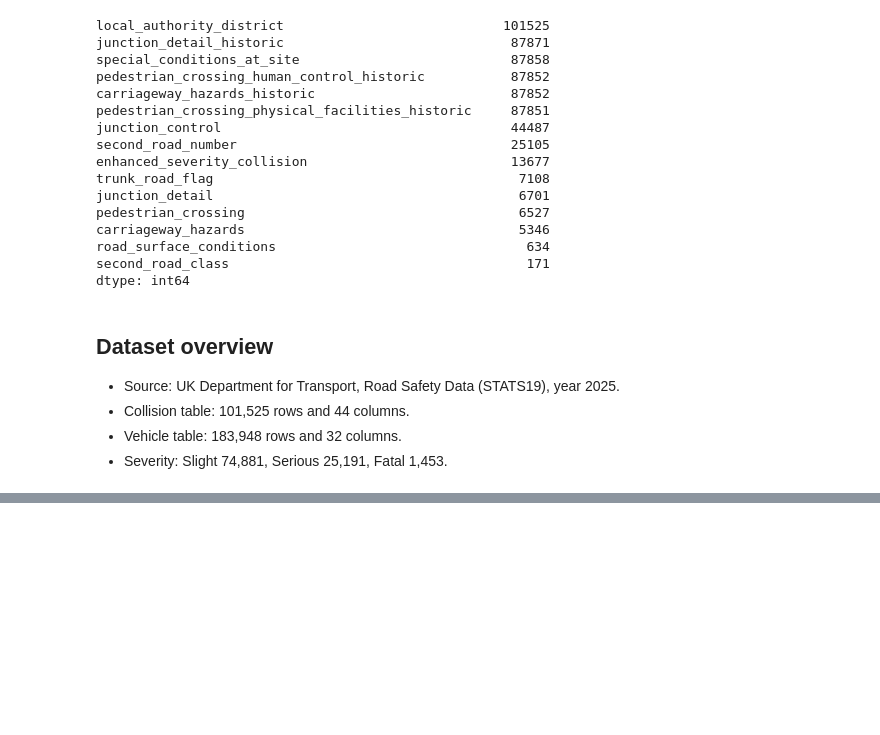
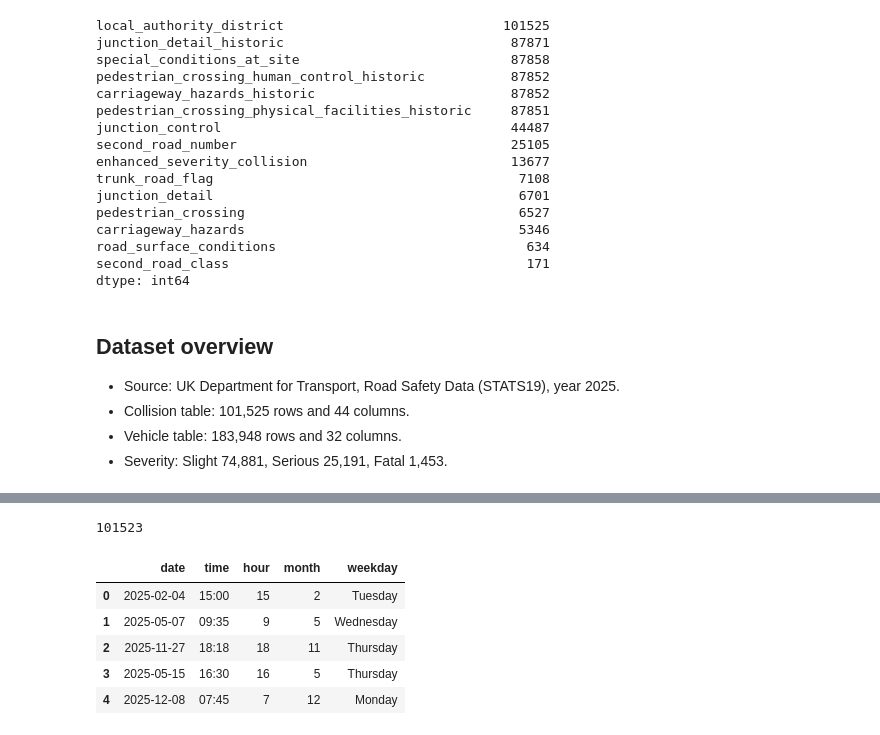
Before and after one commit to oSaio/traffic-accident-patterns, a Jupyter notebook: notebooks/01_data_prep.ipynb, the cells around one changed output, grey strips where cells are left out. Cells and saved outputs as stored; diff of their text form; code cells hidden in the pictures; blank space fills up the shorter version.

```diff
--- a/notebooks/01_data_prep.ipynb
+++ b/notebooks/01_data_prep.ipynb
@@ -98,0 +146,15 @@ dtype: int64
+# %%
+n = len(m)
+m = m.drop_duplicates('accident_index')
+add_log('Drop duplicate accidents', n, len(m), 'accident_index must be unique')
+
+n = len(m)
+m = m.dropna(subset=['latitude', 'longitude'])
+add_log('Drop missing coordinates', n, len(m), 'DBSCAN needs coordinates')
+
+n = len(m)
+m = m[m['latitude'].between(49.8, 60.9) & m['longitude'].between(-8.7, 1.8)].copy()
+add_log('Drop coordinates outside Great Britain', n, len(m), 'Impossible locations')
+
+print(len(m))
+pd.DataFrame(log)
@@ -98,0 +168,21 @@ dtype: int64
+# %%
+n = len(m)
+m['date'] = pd.to_datetime(m['date'], dayfirst=True, errors='coerce')
+m['hour'] = pd.to_datetime(m['time'], format='%H:%M', errors='coerce').dt.hour
+m['month'] = m['date'].dt.month
+m['weekday'] = m['date'].dt.day_name()
+m = m.dropna(subset=['hour', 'month']).copy()
+m['hour'] = m['hour'].astype(int)
+m['month'] = m['month'].astype(int)
+add_log('Create hour, month, weekday', n, len(m), 'Rows with unreadable date or time removed')
+
+print(len(m))
+m[['date', 'time', 'hour', 'month', 'weekday']].head()
+# %% [output]
+101523
+|  | date | time | hour | month | weekday |
+| 0 | 2025-02-04 | 15:00 | 15 | 2 | Tuesday |
+| 1 | 2025-05-07 | 09:35 | 9 | 5 | Wednesday |
+| 2 | 2025-11-27 | 18:18 | 18 | 11 | Thursday |
+| 3 | 2025-05-15 | 16:30 | 16 | 5 | Thursday |
+| 4 | 2025-12-08 | 07:45 | 7 | 12 | Monday |
```
Also changed, not shown: parts of 9 cells of this notebook, 4 other files.
